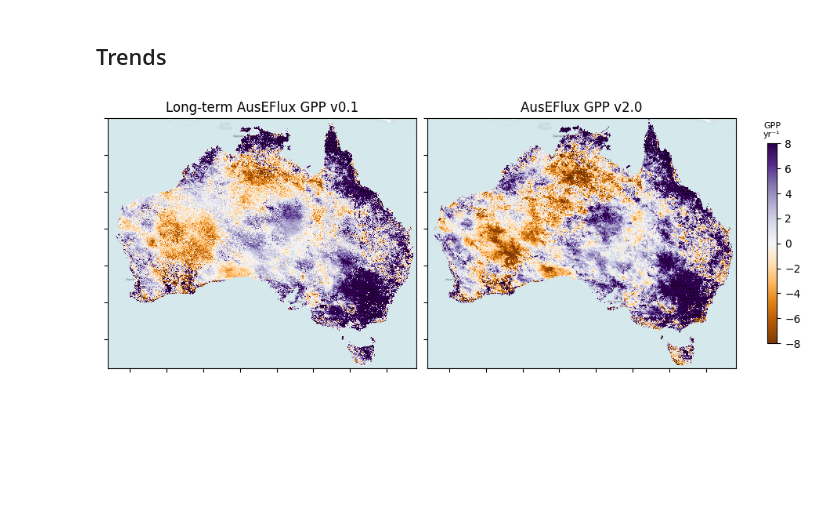
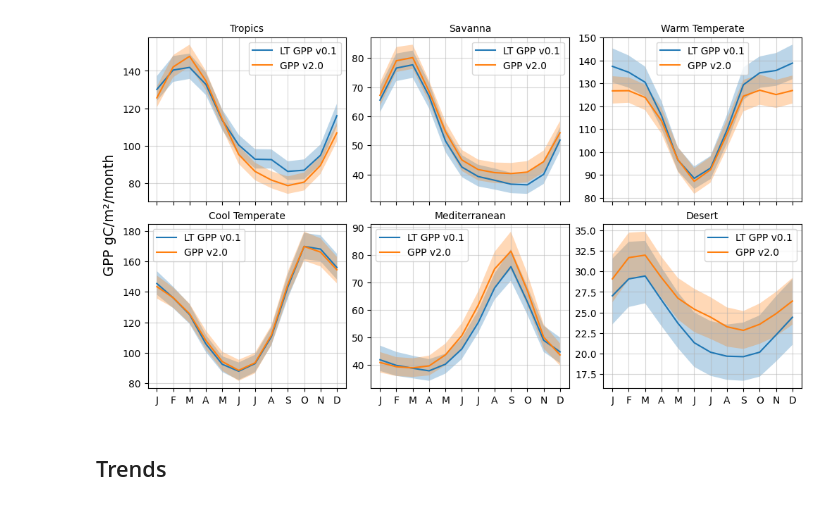
Before and after one commit to cbur24/Aus_CO2_fertilisation, a Jupyter notebook: notebooks/analysis/Compare_AusEFlux_versions.ipynb, the cells around one changed output. Cells and saved outputs as stored; diff of their text form; code cells hidden in the pictures; blank space fills up the shorter version.

```diff
--- a/notebooks/analysis/Compare_AusEFlux_versions.ipynb
+++ b/notebooks/analysis/Compare_AusEFlux_versions.ipynb
@@ -122,2 +227,45 @@ fig.savefig("/g/data/os22/chad_tmp/Aus_CO2_fertilisation/results/figs/AusEFlux_G
+# %%
+# Dictionary to save results
+results_v1 = {}
+results_v2 = {}
+for index, row in gdf.iterrows():
+    # Generate a polygon mask to keep only data within the polygon
+    geom = Geometry(geom=gdf.iloc[index].geometry, crs=gdf.crs)
+    dss_v1 = clim_v1.odc.mask(poly=geom)
+    dss_v2 = clim_v2.odc.mask(poly=geom)
+
+    # Append results to a dictionary using the attribute
+    # column as an key
+    results_v1.update({row['region_name']: dss_v1})
+    results_v2.update({row['region_name']: dss_v2})
+# %%
+fig, axs = plt.subplots(2,3, figsize=(10,5.5), sharex=True, layout='constrained')
+
+for ax, k in zip(axs.ravel(), results_v1.keys()):
+
+    _1D_v1 = results_v1[k].mean(['latitude', 'longitude'])
+    _1D_v2 = results_v2[k].mean(['latitude', 'longitude'])
+
+    _1D_v1[f'{var}_median'].plot(linestyle='-', ax=ax, label=f'LT {var} v0.1', c='tab:blue')
+    ax.fill_between(_1D_v1.month, _1D_v1[f'{var}_25th_percentile'],
+                    _1D_v1[f'{var}_75th_percentile'], alpha=0.3)
+
+    _1D_v2[f'{var}_median'].plot(linestyle='-', ax=ax, label=f'{var} v2.0', c='tab:orange')
+    ax.fill_between(_1D_v2.month, _1D_v2[f'{var}_25th_percentile'],
+                    _1D_v2[f'{var}_75th_percentile'], alpha=0.3)
+
+    if var=='NEE':
+        ax.axhline(0, c='grey', linestyle='--')
+    ax.set_title(k, fontdict={'fontsize': 10})
+    ax.set_ylabel('')
+    ax.set_xlabel('')
+    ax.grid(alpha=0.5)
+    ax.set_xticks(range(1,13))
+    ax.legend()
+    ax.set_xticklabels(["J","F","M","A","M","J","J","A","S","O","N","D"])
+
+fig.supylabel('GPP gC/m\N{SUPERSCRIPT TWO}/month', fontsize=14);
+# %% [output]
+[figure, added]
 # %% [markdown]
 ## Trends
@@ -140,26 +271,0 @@ trends_1982 = trends_1982.where(mask.rename({'longitude':'x','latitude':'y'}))
-# %%
-fig,ax = plt.subplots(1,2, figsize=(9,4),sharey=True, layout='constrained')
-
-im = trends_1982.trend.plot(ax=ax[0], cmap='PuOr', vmin=-8, vmax=8, add_colorbar=False, add_labels=False)
-im = trends_2003.trend.plot(ax=ax[1], cmap='PuOr', vmin=-8, vmax=8, add_colorbar=False, add_labels=False)
-
-ctx.add_basemap(ax[0], source=ctx.providers.CartoDB.Voyager, crs='EPSG:4326', attribution='', attribution_size=1)
-ctx.add_basemap(ax[1], source=ctx.providers.CartoDB.Voyager, crs='EPSG:4326', attribution='', attribution_size=1)
-
-xr.plot.contourf(trends_1982.trend.where(trends_1982.signif), ax=ax[0], alpha=0, hatches=['....'], add_colorbar=False, add_labels=False)
-xr.plot.contourf(trends_2003.trend.where(trends_2003.signif), ax=ax[1], alpha=0, hatches=['....'], add_colorbar=False, add_labels=False)
-
-ax[1].set_title(f'AusEFlux GPP {version}')
-ax[0].set_title('Long-term AusEFlux GPP v0.1')
-
-ax[0].set_yticklabels([])
-ax[0].set_xticklabels([])
-ax[1].set_yticklabels([])
-ax[1].set_xticklabels([])
-
-cb = fig.colorbar(im, ax=ax, shrink=0.65, orientation='vertical')
-cb.ax.set_title('GPP\nyr\u207B\u00B9', fontsize=8)
-fig.savefig("/g/data/os22/chad_tmp/Aus_CO2_fertilisation/results/figs/AusEFlux_GPP_compare_trends.png",
-            bbox_inches='tight', dpi=300)
-# %% [output]
-[figure, removed]
```
Also changed, not shown: parts of 30 cells of this notebook, 16 other files.
